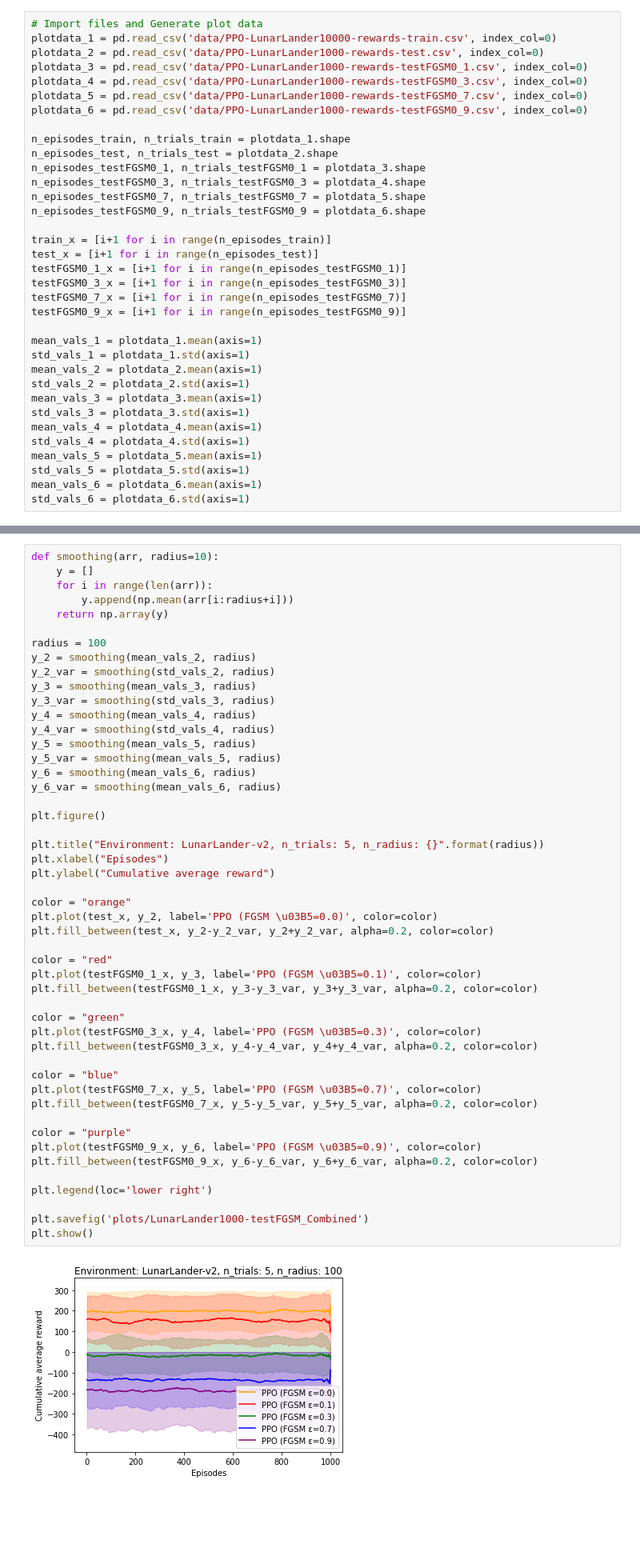
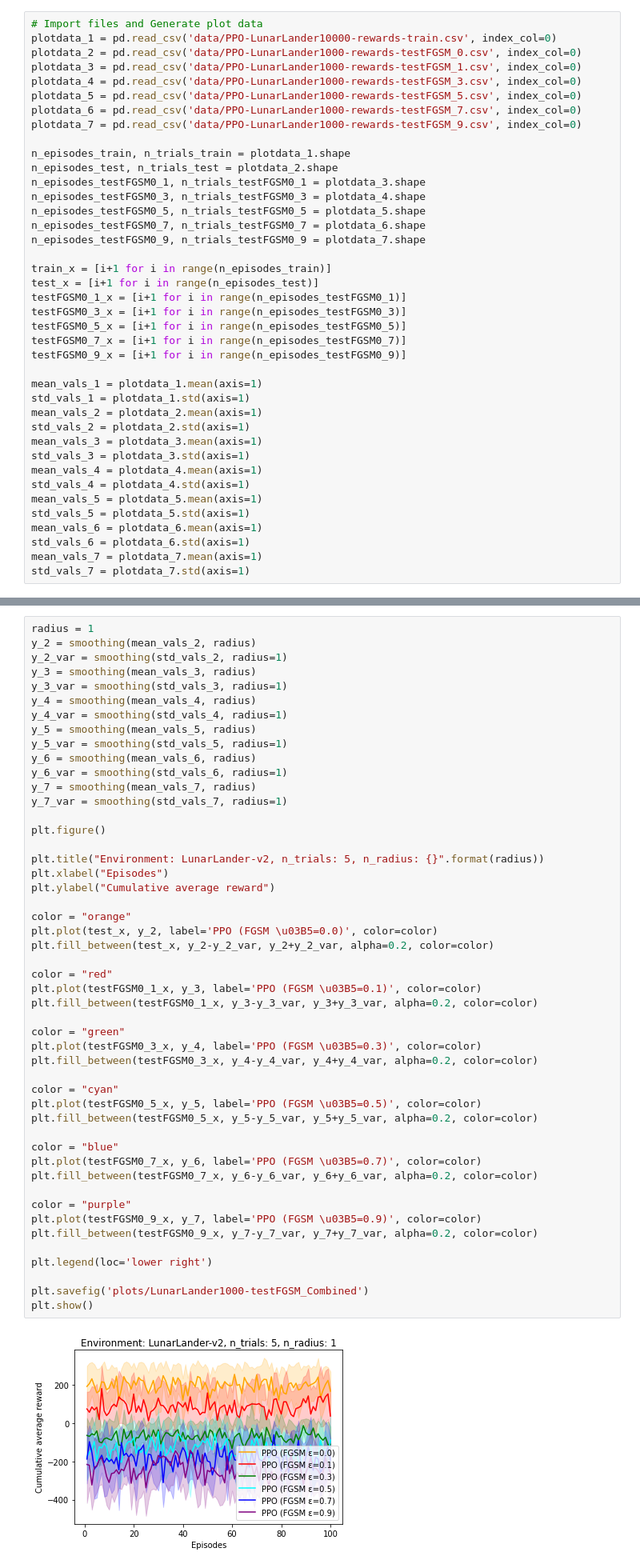
Before and after one commit to bhargavCSSE/adv-RL, a Jupyter notebook: PPO/plotter_matplotlib.ipynb, the cells around one changed output, grey strips where cells are left out. Shown: that part at 80% size. Cells and saved outputs as stored; diff of their text form; blank space fills up the shorter version.

```diff
--- a/PPO/plotter_matplotlib.ipynb
+++ b/PPO/plotter_matplotlib.ipynb
@@ -6,23 +12,26 @@ from matplotlib import pyplot as plt
 # %%
 # Import files and Generate plot data
 plotdata_1 = pd.read_csv('data/PPO-LunarLander10000-rewards-train.csv', index_col=0)
-plotdata_2 = pd.read_csv('data/PPO-LunarLander1000-rewards-test.csv', index_col=0)
-plotdata_3 = pd.read_csv('data/PPO-LunarLander1000-rewards-testFGSM0_1.csv', index_col=0)
-plotdata_4 = pd.read_csv('data/PPO-LunarLander1000-rewards-testFGSM0_3.csv', index_col=0)
-plotdata_5 = pd.read_csv('data/PPO-LunarLander1000-rewards-testFGSM0_7.csv', index_col=0)
-plotdata_6 = pd.read_csv('data/PPO-LunarLander1000-rewards-testFGSM0_9.csv', index_col=0)
+plotdata_2 = pd.read_csv('data/PPO-LunarLander1000-rewards-testFGSM_0.csv', index_col=0)
+plotdata_3 = pd.read_csv('data/PPO-LunarLander1000-rewards-testFGSM_1.csv', index_col=0)
+plotdata_4 = pd.read_csv('data/PPO-LunarLander1000-rewards-testFGSM_3.csv', index_col=0)
+plotdata_5 = pd.read_csv('data/PPO-LunarLander1000-rewards-testFGSM_5.csv', index_col=0)
+plotdata_6 = pd.read_csv('data/PPO-LunarLander1000-rewards-testFGSM_7.csv', index_col=0)
+plotdata_7 = pd.read_csv('data/PPO-LunarLander1000-rewards-testFGSM_9.csv', index_col=0)
 
 n_episodes_train, n_trials_train = plotdata_1.shape
 n_episodes_test, n_trials_test = plotdata_2.shape
 n_episodes_testFGSM0_1, n_trials_testFGSM0_1 = plotdata_3.shape
 n_episodes_testFGSM0_3, n_trials_testFGSM0_3 = plotdata_4.shape
-n_episodes_testFGSM0_7, n_trials_testFGSM0_7 = plotdata_5.shape
-n_episodes_testFGSM0_9, n_trials_testFGSM0_9 = plotdata_6.shape
+n_episodes_testFGSM0_5, n_trials_testFGSM0_5 = plotdata_5.shape
+n_episodes_testFGSM0_7, n_trials_testFGSM0_7 = plotdata_6.shape
+n_episodes_testFGSM0_9, n_trials_testFGSM0_9 = plotdata_7.shape
 
 train_x = [i+1 for i in range(n_episodes_train)]
 test_x = [i+1 for i in range(n_episodes_test)]
 testFGSM0_1_x = [i+1 for i in range(n_episodes_testFGSM0_1)]
 testFGSM0_3_x = [i+1 for i in range(n_episodes_testFGSM0_3)]
+testFGSM0_5_x = [i+1 for i in range(n_episodes_testFGSM0_5)]
 testFGSM0_7_x = [i+1 for i in range(n_episodes_testFGSM0_7)]
 testFGSM0_9_x = [i+1 for i in range(n_episodes_testFGSM0_9)]
 
@@ -38,4 +47,6 @@ mean_vals_5 = plotdata_5.mean(axis=1)
 std_vals_5 = plotdata_5.std(axis=1)
 mean_vals_6 = plotdata_6.mean(axis=1)
 std_vals_6 = plotdata_6.std(axis=1)
+mean_vals_7 = plotdata_7.mean(axis=1)
+std_vals_7 = plotdata_7.std(axis=1)
 # %%
@@ -142,54 +72,54 @@ plt.show()
 # %%
-def smoothing(arr, radius=10):
-    y = []
-    for i in range(len(arr)):
-        y.append(np.mean(arr[i:radius+i]))
-    return np.array(y)
-
-radius = 100
+radius = 1
 y_2 = smoothing(mean_vals_2, radius)
-y_2_var = smoothing(std_vals_2, radius)
+y_2_var = smoothing(std_vals_2, radius=1)
 y_3 = smoothing(mean_vals_3, radius)
-y_3_var = smoothing(std_vals_3, radius)
+y_3_var = smoothing(std_vals_3, radius=1)
 y_4 = smoothing(mean_vals_4, radius)
-y_4_var = smoothing(std_vals_4, radius)
+y_4_var = smoothing(std_vals_4, radius=1)
 y_5 = smoothing(mean_vals_5, radius)
-y_5_var = smoothing(mean_vals_5, radius)
+y_5_var = smoothing(std_vals_5, radius=1)
 y_6 = smoothing(mean_vals_6, radius)
-y_6_var = smoothing(mean_vals_6, radius)
+y_6_var = smoothing(std_vals_6, radius=1)
+y_7 = smoothing(mean_vals_7, radius)
+y_7_var = smoothing(std_vals_7, radius=1)
 
 plt.figure()
 
 plt.title("Environment: LunarLander-v2, n_trials: 5, n_radius: {}".format(radius))
 plt.xlabel("Episodes")
 plt.ylabel("Cumulative average reward")
 
 color = "orange"
 plt.plot(test_x, y_2, label='PPO (FGSM \u03B5=0.0)', color=color)
 plt.fill_between(test_x, y_2-y_2_var, y_2+y_2_var, alpha=0.2, color=color)
 
 color = "red"
 plt.plot(testFGSM0_1_x, y_3, label='PPO (FGSM \u03B5=0.1)', color=color)
 plt.fill_between(testFGSM0_1_x, y_3-y_3_var, y_3+y_3_var, alpha=0.2, color=color)
 
 color = "green"
 plt.plot(testFGSM0_3_x, y_4, label='PPO (FGSM \u03B5=0.3)', color=color)
 plt.fill_between(testFGSM0_3_x, y_4-y_4_var, y_4+y_4_var, alpha=0.2, color=color)
 
+color = "cyan"
+plt.plot(testFGSM0_5_x, y_5, label='PPO (FGSM \u03B5=0.5)', color=color)
+plt.fill_between(testFGSM0_5_x, y_5-y_5_var, y_5+y_5_var, alpha=0.2, color=color)
+
 color = "blue"
-plt.plot(testFGSM0_7_x, y_5, label='PPO (FGSM \u03B5=0.7)', color=color)
-plt.fill_between(testFGSM0_7_x, y_5-y_5_var, y_5+y_5_var, alpha=0.2, color=color)
+plt.plot(testFGSM0_7_x, y_6, label='PPO (FGSM \u03B5=0.7)', color=color)
+plt.fill_between(testFGSM0_7_x, y_6-y_6_var, y_6+y_6_var, alpha=0.2, color=color)
 
 color = "purple"
-plt.plot(testFGSM0_9_x, y_6, label='PPO (FGSM \u03B5=0.9)', color=color)
-plt.fill_between(testFGSM0_9_x, y_6-y_6_var, y_6+y_6_var, alpha=0.2, color=color)
+plt.plot(testFGSM0_9_x, y_7, label='PPO (FGSM \u03B5=0.9)', color=color)
+plt.fill_between(testFGSM0_9_x, y_7-y_7_var, y_7+y_7_var, alpha=0.2, color=color)
 
 plt.legend(loc='lower right')
 
 plt.savefig('plots/LunarLander1000-testFGSM_Combined')
 plt.show()
 # %% [output]
-[figure, old version]
+[figure, new version]
 # %%
 y_2 = mean_vals_2.mean()
 y_3 = mean_vals_3.mean()
```
Also changed, not shown: parts of 8 cells of this notebook, 18 other files.
